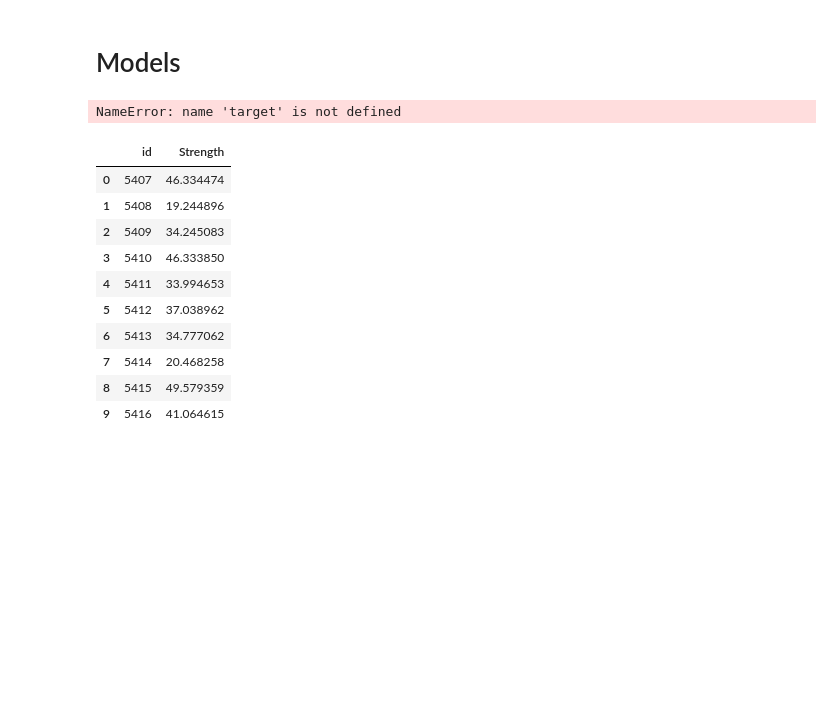
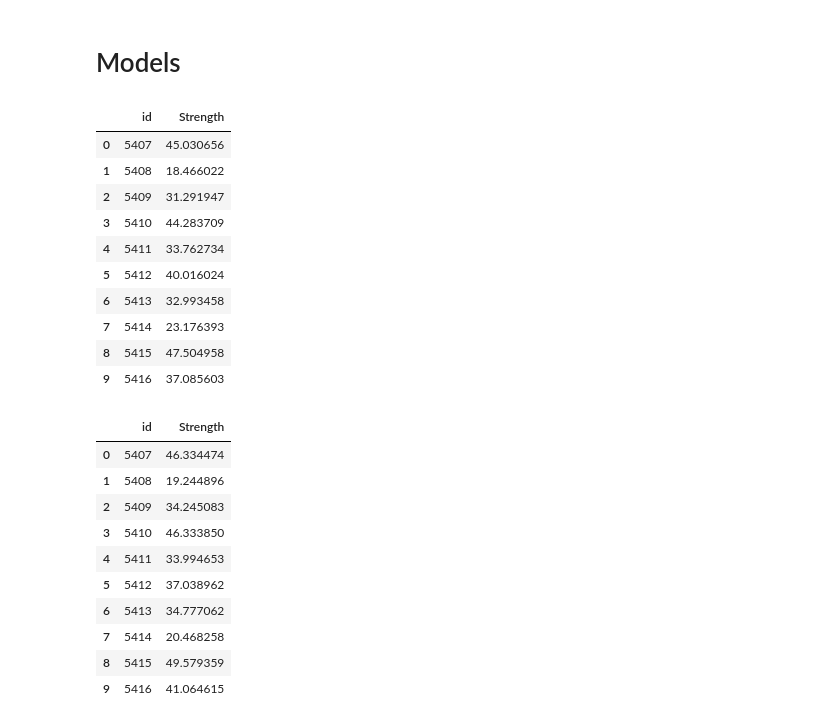
Before and after one commit to Analytics-Data-Science-and-Tech/Analytics_Data_Science, a Jupyter notebook: Tabular-Playground-Series/PS-S3/Ep9/Synthetic_Original.ipynb, the cells around one changed output. Drawn from its saved outputs; the diff is of its cells as text; code cells hidden in the pictures; blank space fills up the shorter version.

```diff
--- a/Tabular-Playground-Series/PS-S3/Ep9/Synthetic_Original.ipynb
+++ b/Tabular-Playground-Series/PS-S3/Ep9/Synthetic_Original.ipynb
@@ -92,45 +92,68 @@ train = pd.concat([train, original], axis = 0)
 # %%
 X = train.drop(columns = ['Strength'], axis = 1)
 Y = train['Strength']
 
+X['WaterComponent_to_Cement_ratio'] = X['WaterComponent'] / (X['CementComponent'] + 1e-6)
 X['clippedAge'] = X.AgeInDays.clip(None, 40)
 X['hasBlastFurnaceSlag'] = X.BlastFurnaceSlag != 0
 X['hasFlyAshComponent'] = X.FlyAshComponent != 0
 X['hasSuperplasticizerComponent'] = X.SuperplasticizerComponent != 0
 
-def score_model(model, features_used, label=None):
-    """Cross-validate a model with feature selection"""
-    score_list = []
-    oof = np.zeros_like(train[target])
-    kf = KFold()
-    for fold, (idx_tr, idx_va) in enumerate(kf.split(train)):
-        X_tr = train.iloc[idx_tr][features_used]
-        X_va = train.iloc[idx_va][features_used]
-        y_tr = train.iloc[idx_tr][target]
-        y_va = train.iloc[idx_va][target]
+test_baseline = test.drop(columns = ['id'], axis = 1)
+test_baseline['WaterComponent_to_Cement_ratio'] = test_baseline['WaterComponent'] / (test_baseline['CementComponent'] + 1e-6)
+test_baseline['clippedAge'] = test_baseline.AgeInDays.clip(None, 40)
+test_baseline['hasBlastFurnaceSlag'] = test_baseline.BlastFurnaceSlag != 0
+test_baseline['hasFlyAshComponent'] = test_baseline.FlyAshComponent != 0
+test_baseline['hasSuperplasticizerComponent'] = test_baseline.SuperplasticizerComponent != 0
 
-#         X_tr = pd.concat([X_tr, original[features_used]], axis=0)
-#         y_tr = pd.concat([y_tr, original[target]], axis=0)
+ridge_md = Ridge().fit(X, Y)
+ridge_pred = ridge_md.predict(test_baseline)
+submission['Strength'] = ridge_pred
+submission.head(10)
 
-        model.fit(X_tr, y_tr)
-        trmse = mean_squared_error(y_tr, model.predict(X_tr), squared=False)
-        y_va_pred = model.predict(X_va)
-        rmse = mean_squared_error(y_va, y_va_pred, squared=False)
-        if type(model) == Pipeline and type(model.steps[-1][1]) == GaussianProcessRegressor:
-            print('Kernel:', model.steps[-1][1].kernel_)
-        print(f"Fold {fold}: trmse = {trmse:.3f}   rmse = {rmse:.3f}")
-        oof[idx_va] = y_va_pred
-        score_list.append(rmse)
+# def score_model(model, features_used, label=None):
+#     """Cross-validate a model with feature selection"""
+#     score_list = []
+#     oof = np.zeros_like(train[target])
+#     kf = KFold()
+#     for fold, (idx_tr, idx_va) in enumerate(kf.split(train)):
+#         X_tr = train.iloc[idx_tr][features_used]
+#         X_va = train.iloc[idx_va][features_used]
+#         y_tr = train.iloc[idx_tr][target]
+#         y_va = train.iloc[idx_va][target]
 
-    rmse = sum(score_list) / len(score_list)
-    print(f"Average rmse: {rmse:.3f}")
-    if label is not None:
-        global result_list
-        result_list.append((label, rmse, oof))
+# #         X_tr = pd.concat([X_tr, original[features_used]], axis=0)
+# #         y_tr = pd.concat([y_tr, original[target]], axis=0)
 
-score_model(model = make_pipeline(StandardScaler(), Ridge(70)), features_used = X.columns)
+#         model.fit(X_tr, y_tr)
+#         trmse = mean_squared_error(y_tr, model.predict(X_tr), squared=False)
+#         y_va_pred = model.predict(X_va)
+#         rmse = mean_squared_error(y_va, y_va_pred, squared=False)
+#         if type(model) == Pipeline and type(model.steps[-1][1]) == GaussianProcessRegressor:
+#             print('Kernel:', model.steps[-1][1].kernel_)
+#         print(f"Fold {fold}: trmse = {trmse:.3f}   rmse = {rmse:.3f}")
+#         oof[idx_va] = y_va_pred
+#         score_list.append(rmse)
+
+#     rmse = sum(score_list) / len(score_list)
+#     print(f"Average rmse: {rmse:.3f}")
+#     if label is not None:
+#         global result_list
+#         result_list.append((label, rmse, oof))
+
+# score_model(model = make_pipeline(StandardScaler(), Ridge(70)), features_used = X.columns)
 # %% [output]
-NameError: name 'target' is not defined
+|  | id | Strength |
+| 0 | 5407 | 45.030656 |
+| 1 | 5408 | 18.466022 |
+| 2 | 5409 | 31.291947 |
+| 3 | 5410 | 44.283709 |
+| 4 | 5411 | 33.762734 |
+| 5 | 5412 | 40.016024 |
+| 6 | 5413 | 32.993458 |
+| 7 | 5414 | 23.176393 |
+| 8 | 5415 | 47.504958 |
+| 9 | 5416 | 37.085603 |
 # %%
 X = train.drop(columns = ['Strength'], axis = 1)
 Y = train['Strength']
```
Also changed, not shown: parts of 2 cells of this notebook.
